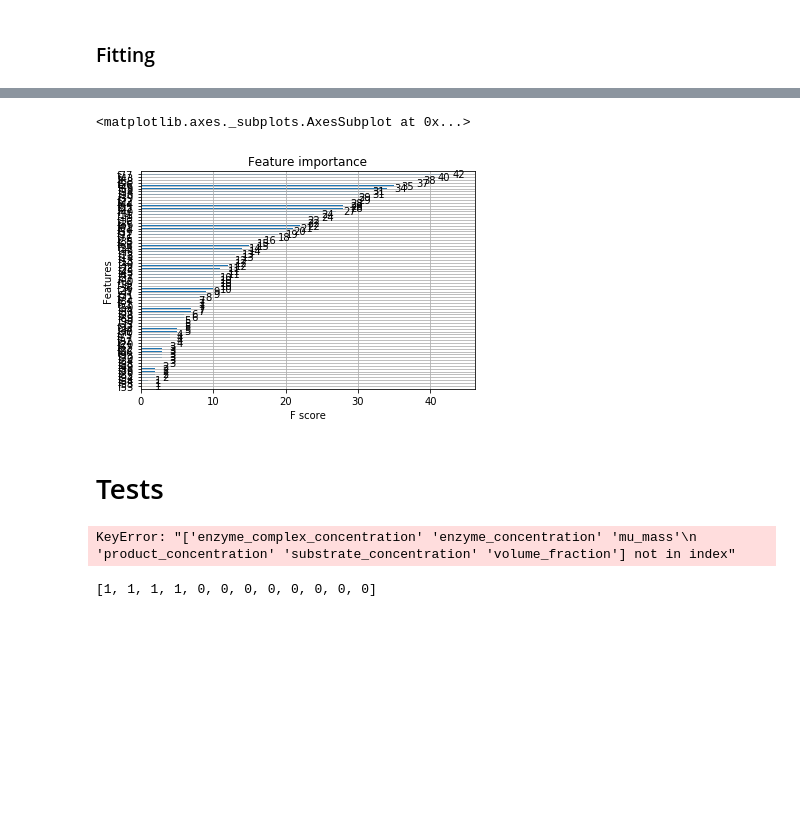
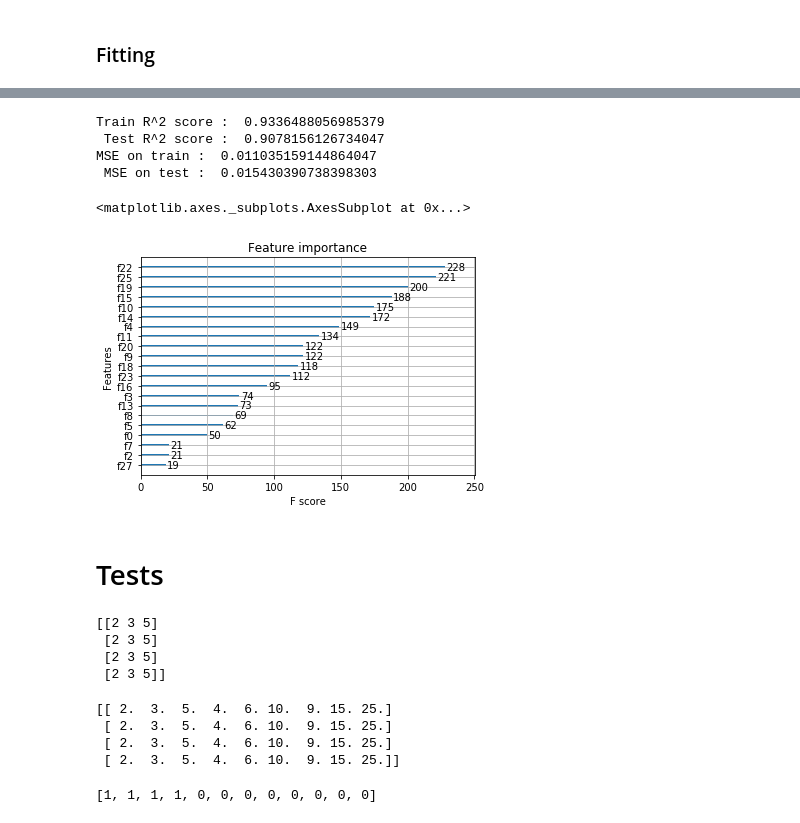
Before and after one commit to WilliamCappelletti/ML_CS433_project2, a Jupyter notebook: src/William_Notebook.ipynb, the cells around one changed output, grey strips where cells are left out. Saved outputs shown, nothing was run; the diff lists cells and outputs as text; code cells hidden in the pictures; blank space fills up the shorter version.

Commit message:
Further tests on XGBoost

```diff
--- a/src/William_Notebook.ipynb
+++ b/src/William_Notebook.ipynb
@@ -80,7 +80,7 @@ poly = PolynomialFeatures(2, interaction_only=False)
 X = poly.fit_transform(X.values)
 print(X.shape)
 # %%
-X = william.polynomial_data(X, 2)
+X = william.polynomial_data(X, 2, categories=True)
 # %%
 checkX = pd.DataFrame(X[:10,:])
 checkX.head()
@@ -183,4 +190,5 @@ np.random.seed
 # %%
-X_train, X_test, y_train, y_test = train_test_split(X, y1, random_state=5, test_size=0.7)
+X_train, X_test, y_train, y_test = william.train_test_split_realiz(X, y3, realization,
+                                                                   random_state=0, test_size=0.3)
 print(X_train.shape, X_test.shape)
 # %% [output]
@@ -199,12 +196,9 @@ R.head()
-# %%
-X_train, X_test, y_train, y_test = william.train_test_split_realiz(X, y1, realization,
-                                                                   random_state=0, test_size=0.7)
 # %% [markdown]
 ### Fitting
 # %%
 import xgboost as xgb
 # %%
-param = {'max_depth': 10, 'eta': 1, 'silent': 1, 'subsample': 0.5}
+param = {'max_depth': 10, 'eta': 1, 'silent': 1, 'subsample': 0.8}
 # param['nthread'] = 4
 param['reg_alpha'] = 0.7
 # param['reg_lamda'] = 0.5
@@ -231,8 +229,18 @@ MSE on train :  0.0001716939165987866
-# %%
-xgb.plot_importance(xgbReg)
-# %% [output]
-<matplotlib.axes._subplots.AxesSubplot at 0x...>
-[figure, removed]
+# %%
+print('Train R^2 score : ', explained_variance_score(y_train, y_pred_tr), '\n',
+     'Test R^2 score : ', explained_variance_score(y_test, y_pred_te))
+
+print('MSE on train : ', mean_squared_error(y_train, y_pred_tr), '\n',
+     'MSE on test : ', mean_squared_error(y_test, y_pred_te))
+
+xgb.plot_importance(xgbReg)
+# %% [output]
+Train R^2 score :  0.9336488056985379
+ Test R^2 score :  0.9078156126734047
+MSE on train :  0.011035159144864047
+ MSE on test :  0.015430390738398303
+<matplotlib.axes._subplots.AxesSubplot at 0x...>
+[figure, added]
 # %% [markdown]
 # Tests
 # %%
@@ -241,10 +249,23 @@ df = pd.DataFrame({'2' : 3*[2],
                   'cat' : [1,0,1]},
                  index = list(range(3)))
 df = william.cast_categories(df, 'cat')
-# %%
-print(william.polynomial_data(df))
-# %% [output]
-KeyError: "['enzyme_complex_concentration' 'enzyme_concentration' 'mu_mass'\n 'product_concentration' 'substrate_concentration' 'volume_fraction'] not in index"
+# %%
+M = np.array([[2,3,5]for _ in range(4)])
+print(M)
+# %% [output]
+[[2 3 5]
+ [2 3 5]
+ [2 3 5]
+ [2 3 5]]
+# %%
+poly = PolynomialFeatures(2, interaction_only=False, include_bias=False)
+M2 = poly.fit_transform(M)
+print(M2)
+# %% [output]
+[[ 2.  3.  5.  4.  6. 10.  9. 15. 25.]
+ [ 2.  3.  5.  4.  6. 10.  9. 15. 25.]
+ [ 2.  3.  5.  4.  6. 10.  9. 15. 25.]
+ [ 2.  3.  5.  4.  6. 10.  9. 15. 25.]]
 # %%
 cond = True
 [1 if x else 0 for x in df['a']==1]
```
Also changed, not shown: parts of 7 cells of this notebook, 2 other files.
